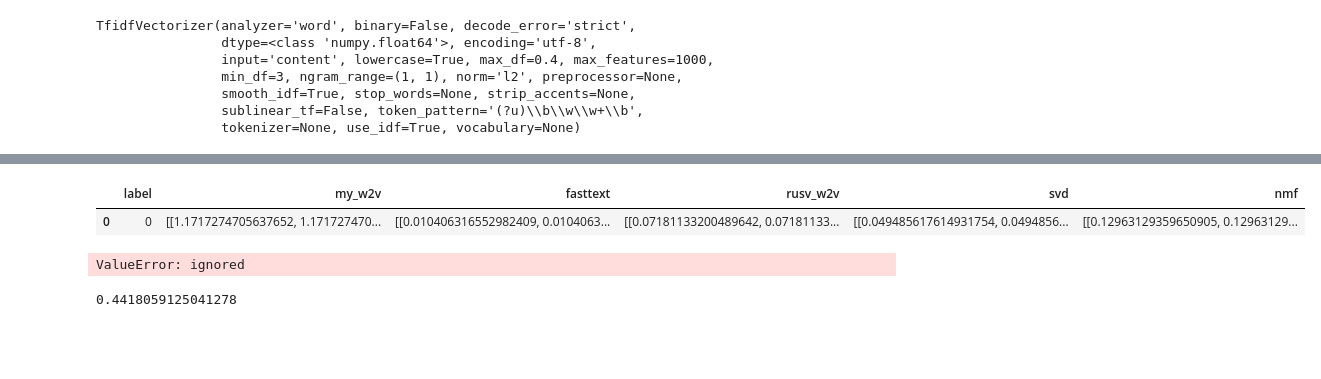
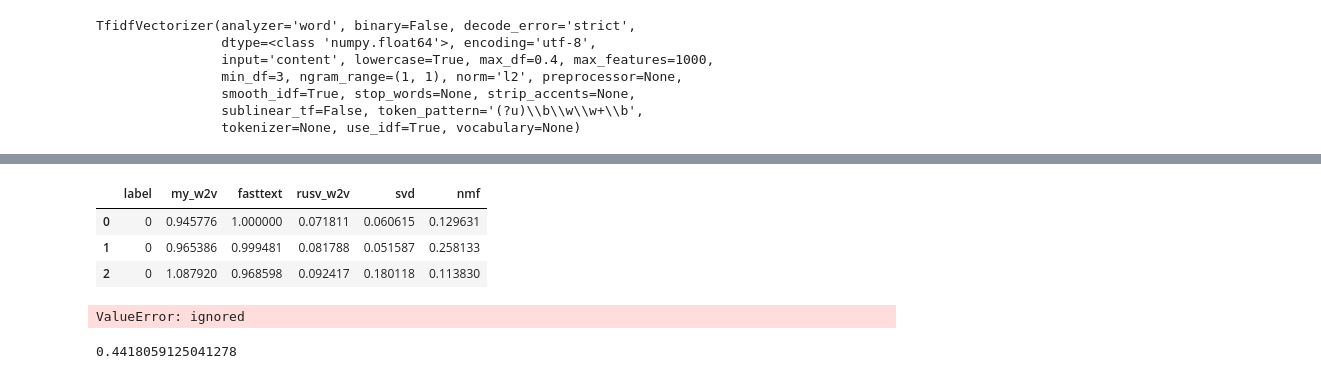
Before and after one commit to DmitryKutsev/hse_compling_homework, a Jupyter notebook: hw6.ipynb, the cells around one changed output, grey strips where cells are left out. Saved outputs shown, nothing was run; the diff lists cells and outputs as text; code cells hidden in the pictures; blank space fills up the shorter version.

```diff
--- a/hw6.ipynb
+++ b/hw6.ipynb
@@ -451,7 +451,7 @@ len(distance)
 distance = np.zeros((len(vectors_df['text_1_nor'].values), dim))
 for i, text in enumerate(X_text_1):
     distance[i] = cosine_distances(X_text_2[[i]], X_text_1[[i]])[0][0]
-    vect_dict.append(distance)
+    vect_dict.append(distance[i][0])
 vectors_df['distance_svd'] = vect_dict
 # %%
 nmf = NMF(50)
@@ -463,7 +463,7 @@ vect_dict = []
 distance = np.zeros((len(vectors_df['text_1_nor'].values), dim))
 for i, text in enumerate(X_text_1):
     distance[i] = cosine_distances(X_text_2_nmf[[i]], X_text_1_nmf[[i]])[0][0]
-    vect_dict.append(distance)
+    vect_dict.append(distance[i][0])
 vectors_df['distance_nmf'] = vect_dict
 # %%
 vectors_df.head(2)
@@ -521,21 +521,23 @@ vectors_only = vectors_df.drop(['text_1','text_2', 'text_1_norm', 'text_2_norm',
 #переименование столбцов
 vectors_only.columns = ['label','my_w2v', 'fasttext', 'rusv_w2v', 'svd', 'nmf']
 # %%
-vectors_only.head(1)
+vectors_only.head(3)
 # %% [output]
 |  | label | my_w2v | fasttext | rusv_w2v | svd | nmf |
-| 0 | 0 | [[1.1717274705637652, 1.171727470... | [[0.010406316552982409, 0.0104063... | [[0.07181133200489642, 0.07181133... | [[0.049485617614931754, 0.0494856... | [[0.12963129359650905, 0.12963129... |
+| 0 | 0 | 0.945776 | 1.000000 | 0.071811 | 0.060615 | 0.129631 |
+| 1 | 0 | 0.965386 | 0.999481 | 0.081788 | 0.051587 | 0.258133 |
+| 2 | 0 | 1.087920 | 0.968598 | 0.092417 | 0.180118 | 0.113830 |
 # %%
 y = vectors_only['label'].values
-# %%
-train_X, valid_X, train_y, valid_y = train_test_split(X_text_f, y,random_state=1)
-clf = RandomForestClassifier(n_estimators=100, max_depth=7, min_samples_leaf=15,
-                             class_weight='balanced')
-clf.fit(train_X, train_y)
-preds = clf.predict(valid_X)
-print(classification_report(valid_y, preds))
-# %% [output]
-ValueError: ignored
+# %%
+X = [vectors_only['nmf'].values, vectors_only['my_w2v'].values, vectors_only['fasttext'].values, vectors_only['rusv_w2v'].values, vectors_only['svd'].values]
+
+clf = RandomForestClassifier(n_estimators=100, max_depth=7, min_samples_leaf=15,
+                             class_weight='balanced')
+scores = cross_val_score(clf, X, y, cv=5, scoring = 'f1_micro')
+scores.mean()
+# %% [output]
+ValueError: ignored
 # %%
 scores = cross_val_score(clf, X_text_f, y, cv=5, scoring = 'f1_micro')
 scores.mean()
```
Also changed, not shown: parts of 3 cells of this notebook.
